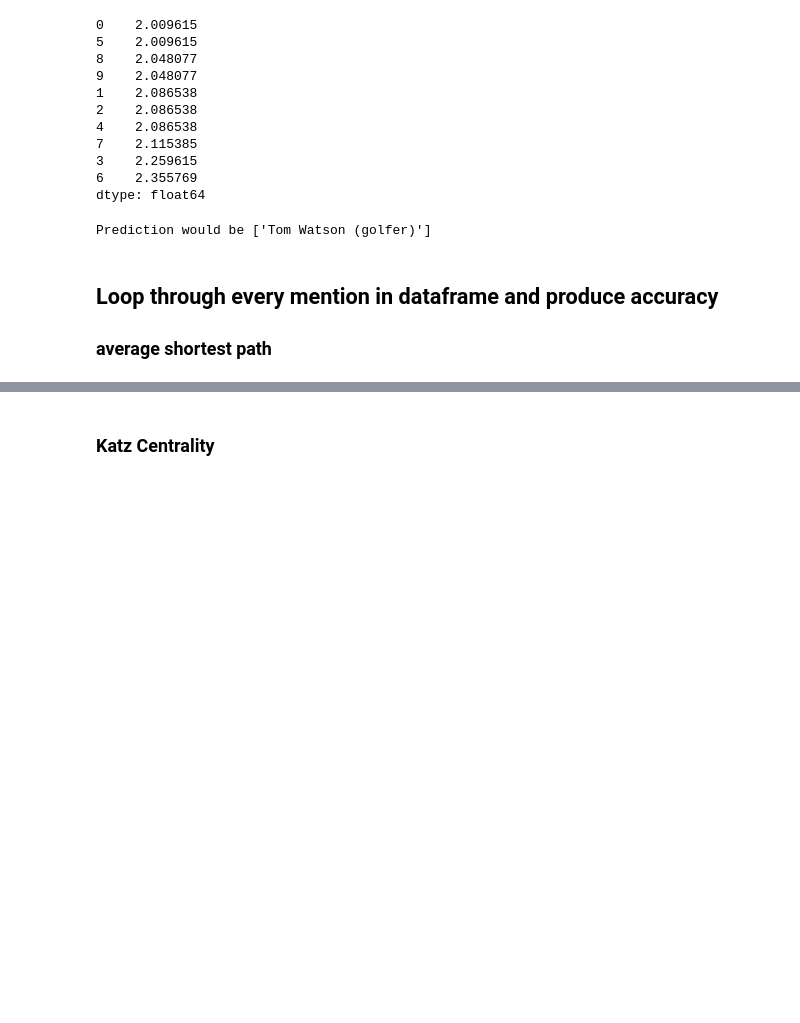
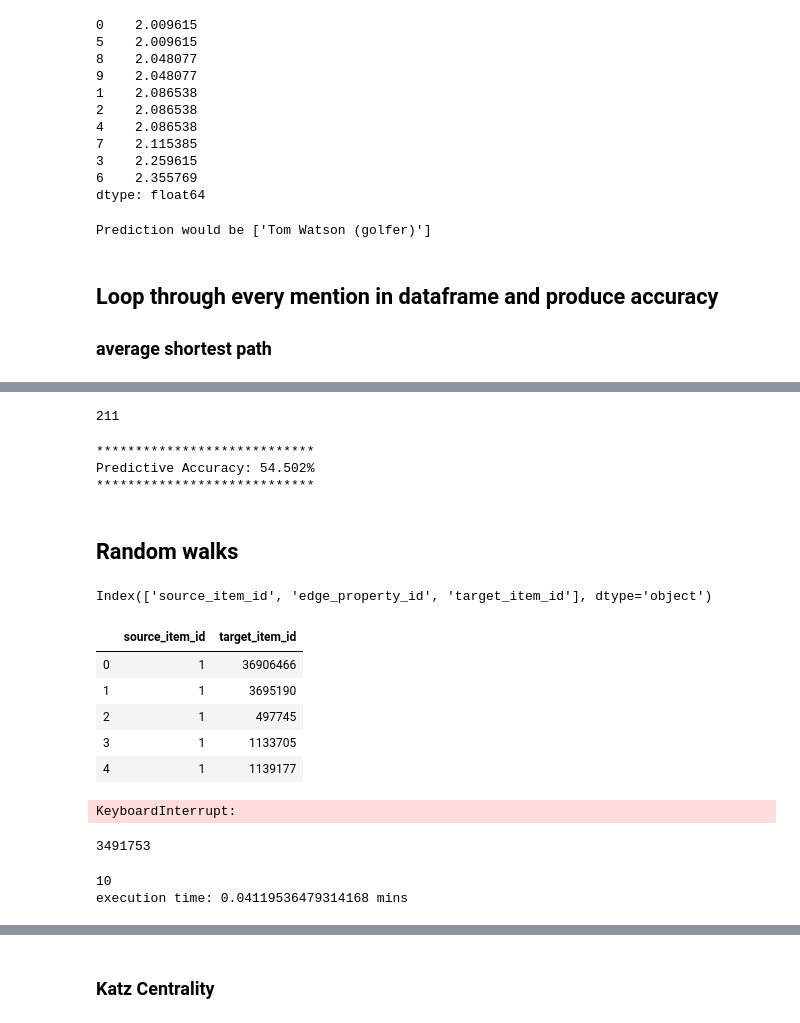
Before and after one commit to TheDigitalFrontier/entity-disambiguation, a Jupyter notebook: notebooks/pipeline/4d_congruence_distance.ipynb, the cells around one changed output, grey strips where cells are left out. Saved outputs shown, nothing was run; the diff lists cells and outputs as text; code cells hidden in the pictures; blank space fills up the shorter version.

```diff
--- a/notebooks/pipeline/4d_congruence_distance.ipynb
+++ b/notebooks/pipeline/4d_congruence_distance.ipynb
@@ -444,0 +684,6 @@ Predictive Accuracy: 15.5%
+# %%
+pred22 = [item for sublist in pred2 for item in sublist]
+pred_total = pred1 + pred22
+print(len(pred_total))
+# %% [output]
+211
@@ -444,0 +702,65 @@ Predictive Accuracy: 15.5%
+# %%
+#evaluate accuracy
+
+pred_mention = item_to_mention(pred1)
+true = [str(i).lower() for i in entity_disambiguation_new['wikipedia_title'][:len(pred_mention)]]
+pred_mention = [str(i).lower() for i in pred_mention]
+accurate_predictions = sum([true[i]==pred_mention[i] for i in range(len(true))])
+print("****************************")
+print(f"Predictive Accuracy: {round(accurate_predictions / len(true) *100, 3)}%")
+print("****************************")
+# %% [output]
+****************************
+Predictive Accuracy: 54.502%
+****************************
+# %% [markdown]
+## Random walks
+# %%
+statements_df.columns
+# %% [output]
+Index(['source_item_id', 'edge_property_id', 'target_item_id'], dtype='object')
+# %%
+new_df = statements_df.drop(columns = ['edge_property_id'])
+new_df.head()
+# %% [output]
+|  | source_item_id | target_item_id |
+| 0 | 1 | 36906466 |
+| 1 | 1 | 3695190 |
+| 2 | 1 | 497745 |
+| 3 | 1 | 1133705 |
+| 4 | 1 | 1139177 |
+# %%
+dict_kg = new_df.groupby('source_item_id')['target_item_id'].apply(list).to_dict()
+# %% [output]
+KeyboardInterrupt:
+# %%
+#from source initiate a random walk
+def step(src):
+    can = statements_df[statements_df.source_item_id==src].target_item_id.values
+    if len(can)==0:
+        return None
+    else:
+        return np.random.choice(can)
+step(1)
+# %% [output]
+3491753
+# %%
+def walk(src, tgt, steps = 10):
+    current = src
+    counter = 0
+    for i in range(steps):
+        nex = step(current)
+        if nex == tgt:
+            return counter
+        if nex == None:
+            return steps
+        current = nex
+        counter += 1
+    return counter
+start = time.time()
+print(walk(1, 2))
+execution_time = (time.time() - start)/60
+print('execution time: {} mins'.format(execution_time))
+# %% [output]
+10
+execution time: 0.04119536479314168 mins
```
Also changed, not shown: parts of 41 cells of this notebook.
